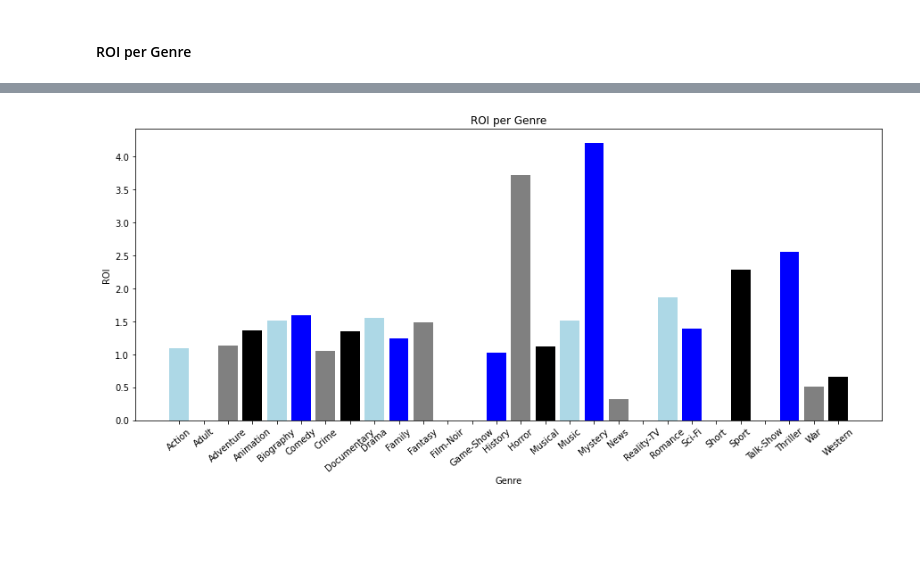
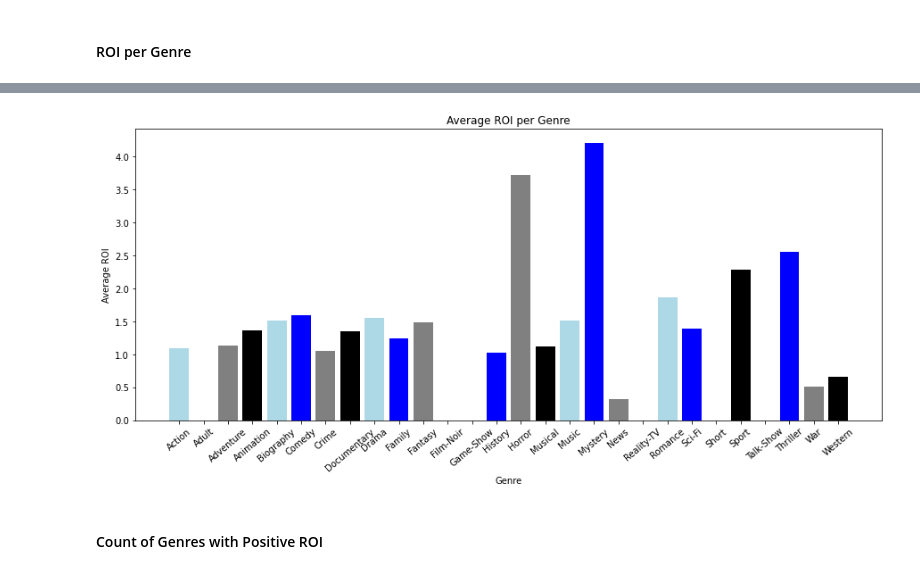
Before and after one commit to jbaumgit/Linear-Regression-and-Statistical-Analysis-on-Box-Office-Movie-Performance, a Jupyter notebook: MainNotebook.ipynb, the cells around one changed output, grey strips where cells are left out. Cells and saved outputs as stored; diff of their text form; code cells hidden in the pictures; blank space fills up the shorter version.

Commit message:
for loops to clean up code, graph avgROI

```diff
--- a/MainNotebook.ipynb
+++ b/MainNotebook.ipynb
@@ -1524,3 +1398,12 @@ ROI_df
 ## Visualizations
 # %% [markdown]
 #### ROI per Genre
+# %%
+#Find the Average ROI for each Genre
+flag_mean = []
+for genre in genre_list:
+    m = movie_df.loc[movie_df[genre]==1, "ROI"].mean()
+    flag_mean.append(m)
+#Zip into dictionary to look at numerically
+genre_mean = dict(zip(genre_list, flag_mean))
+genre_mean
@@ -1527,13 +1428,16 @@ ROI_df
 # %%
+#Graph Average ROI for each Genre
 fig, ax = plt.subplots(figsize=(15, 6))
 
 ax.bar(
     x=genre_list,
-    height=list(ROI_dict.values()),
+    height=flag_mean,
     color=['lightblue', 'blue', 'gray', 'black'])
-ax.set_title("ROI per Genre")
+ax.set_title("Average ROI per Genre")
 ax.set_xlabel("Genre")
-ax.set_ylabel("ROI")
+ax.set_ylabel("Average ROI")
 plt.xticks(rotation=40);
 # %% [output]
-[figure, old version]
+[figure, new version]
+# %% [markdown]
+#### Count of Genres with Positive ROI
```
Also changed, not shown: parts of 8 cells of this notebook.
